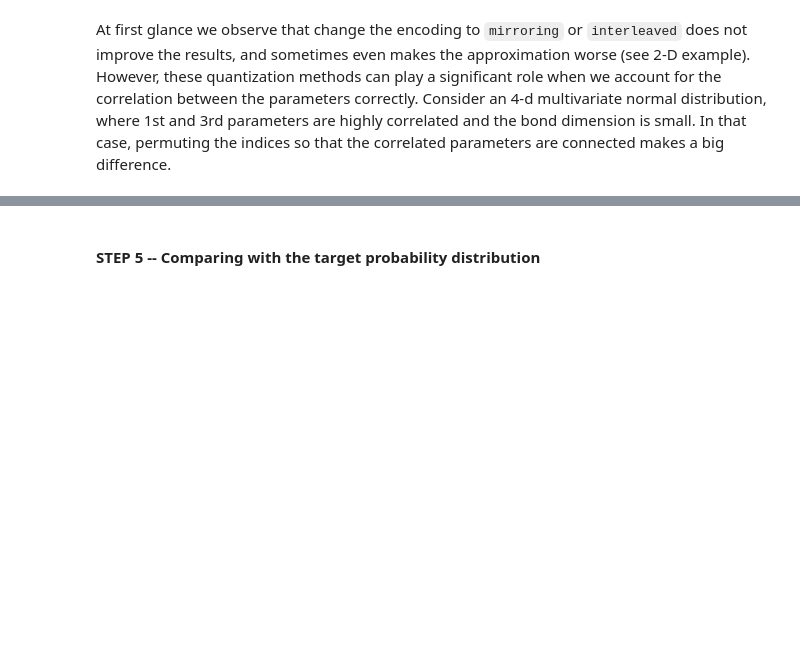
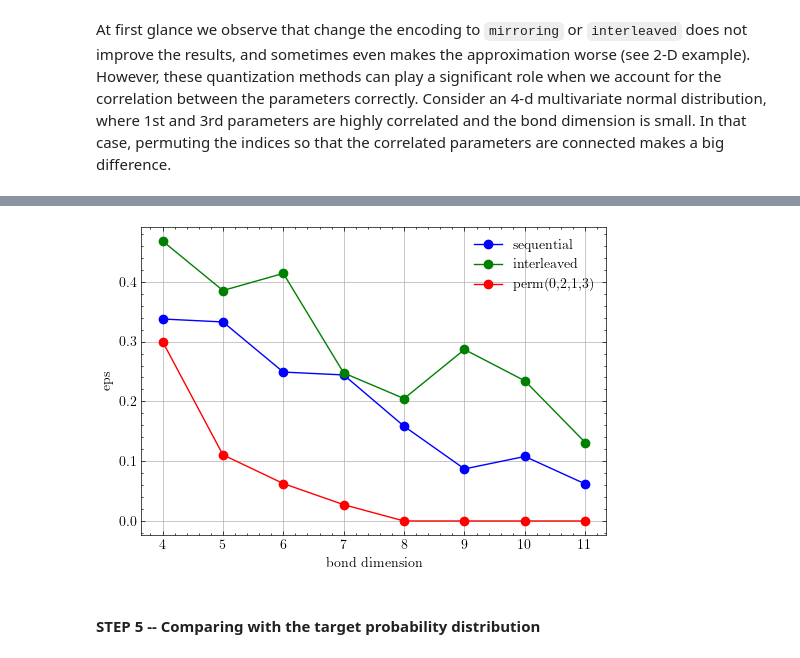
Before and after one commit to vodovozovaliza/no_qlue_tt_qmc, a Jupyter notebook: Challenge Moodys.ipynb, the cells around one changed output, grey strips where cells are left out. Cells and saved outputs as stored; diff of their text form; code cells hidden in the pictures; blank space fills up the shorter version.

```diff
--- a/Challenge Moodys.ipynb
+++ b/Challenge Moodys.ipynb
@@ -1216,3 +1267,52 @@ plt.show()
+# %%
+mu = np.array([0.1]*4)
+cov_matrix = np.array([
+    [1.0, 0.0, 0.95, 0.0],
+    [0.0, 1.0, 0.0, 0.0],
+    [0.95, 0.0, 1.0, 0.0],
+    [0.0, 0.0, 0.0, 1.0]
+])
+
+d = 4
+n_qubits = 3
+
+encoding_list = ['sequential', 'interleaved', 'perm(0,2,1,3)']
+bond_dim_list = list(range(4, 12))
+eps_encoding = {e: [] for e in encoding_list}
+eps_seq = []
+eps_int = []
+eps_perm = []
+
+for i, encoding in enumerate(encoding_list):
+    print(i)
+    for bond_dim in bond_dim_list:
+        qtt4_seq, info = create_tensor_network(
+            bond_dim=bond_dim,
+            n_qubits_per_dim=n_qubits,
+            mu=mu,
+            cov_matrix=cov_matrix,
+            grids=[np.linspace(-1, 1, 2**n_qubits)]*d,
+            encoding=encoding,
+            verbose=False
+        )
+        eps_encoding[encoding].append(info["val_eps"])
+
+plt.figure(figsize=(6, 4))  # Increase figure size here
+colors = ['b', 'g', 'r']
+for i, encoding in enumerate(encoding_list):
+    style = 'o-'
+    if i < len(colors):
+        style = colors[i] + style
+    plt.plot(bond_dim_list, eps_encoding[encoding], style, label=encoding)
+
+
+plt.xlabel('bond dimension')
+plt.ylabel('eps')
+plt.legend()
+plt.grid()
+plt.show()
+# %% [output]
+[figure, added]
 # %% [markdown]
 #### STEP 5 -- Comparing with the target probability distribution
 # %% [markdown]
```
Also changed, not shown: parts of 3 cells of this notebook, 4 other files.
